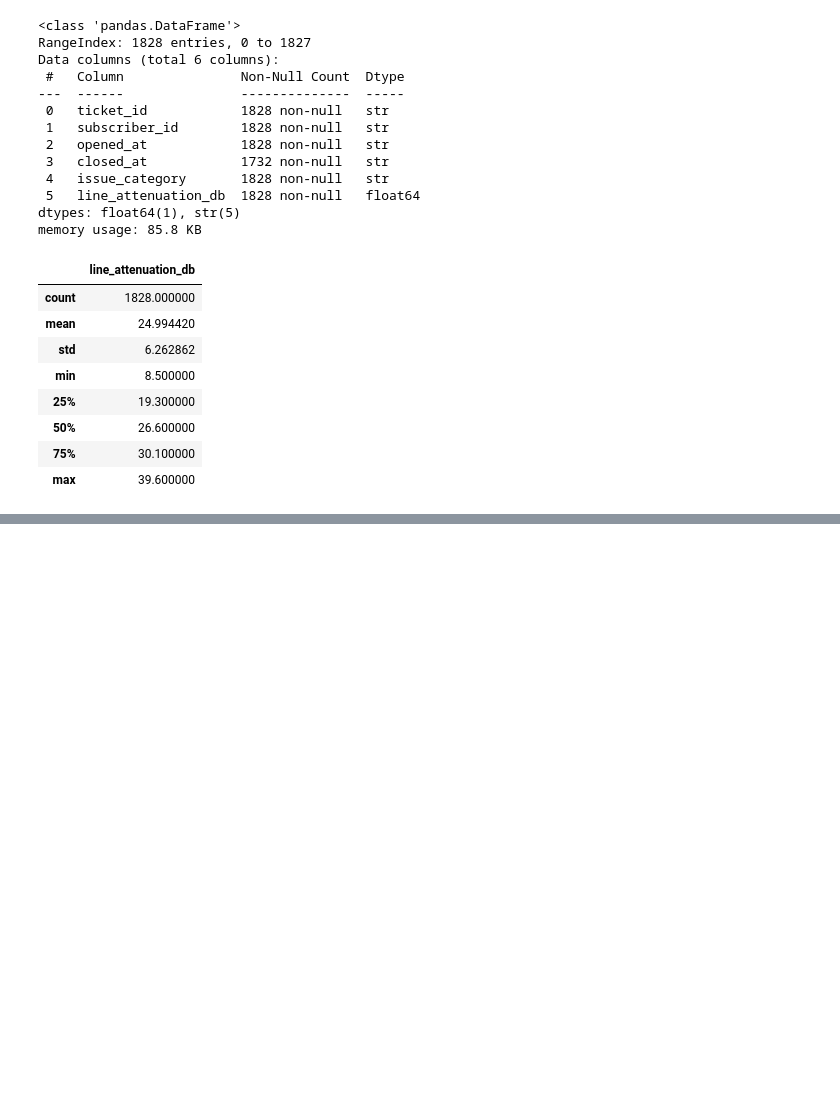
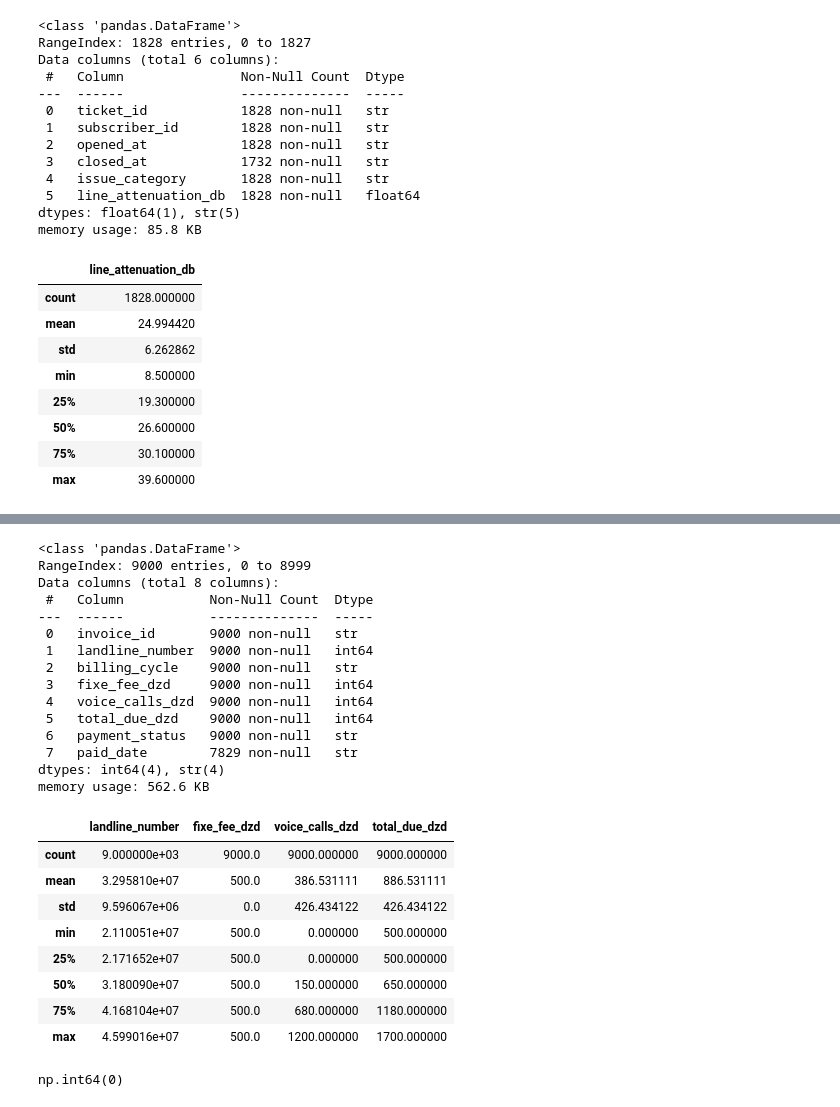
Before and after one commit to khala-dev/isp-churn-intelligence, a Jupyter notebook: notebooks/01_data_profiling.ipynb, the cells around one changed output, grey strips where cells are left out. Cells and saved outputs as stored; diff of their text form; code cells hidden in the pictures; blank space fills up the shorter version.

```diff
--- a/notebooks/01_data_profiling.ipynb
+++ b/notebooks/01_data_profiling.ipynb
@@ -213,0 +240,33 @@ NameError: name 'df_tkt' is not defined
+# %%
+df4.shape
+df4.info()
+df4.describe()
+# %% [output]
+<class 'pandas.DataFrame'>
+RangeIndex: 9000 entries, 0 to 8999
+Data columns (total 8 columns):
+ #   Column           Non-Null Count  Dtype
+---  ------           --------------  -----
+ 0   invoice_id       9000 non-null   str
+ 1   landline_number  9000 non-null   int64
+ 2   billing_cycle    9000 non-null   str
+ 3   fixe_fee_dzd     9000 non-null   int64
+ 4   voice_calls_dzd  9000 non-null   int64
+ 5   total_due_dzd    9000 non-null   int64
+ 6   payment_status   9000 non-null   str
+ 7   paid_date        7829 non-null   str
+dtypes: int64(4), str(4)
+memory usage: 562.6 KB
+|  | landline_number | fixe_fee_dzd | voice_calls_dzd | total_due_dzd |
+| count | 9.000000e+03 | 9000.0 | 9000.000000 | 9000.000000 |
+| mean | 3.295810e+07 | 500.0 | 386.531111 | 886.531111 |
+| std | 9.596067e+06 | 0.0 | 426.434122 | 426.434122 |
+| min | 2.110051e+07 | 500.0 | 0.000000 | 500.000000 |
+| 25% | 2.171652e+07 | 500.0 | 0.000000 | 500.000000 |
+| 50% | 3.180090e+07 | 500.0 | 150.000000 | 650.000000 |
+| 75% | 4.168104e+07 | 500.0 | 680.000000 | 1180.000000 |
+| max | 4.599016e+07 | 500.0 | 1200.000000 | 1700.000000 |
+# %%
+df4.duplicated().sum()
+# %% [output]
+np.int64(0)
```
Also changed, not shown: parts of 14 cells of this notebook.
